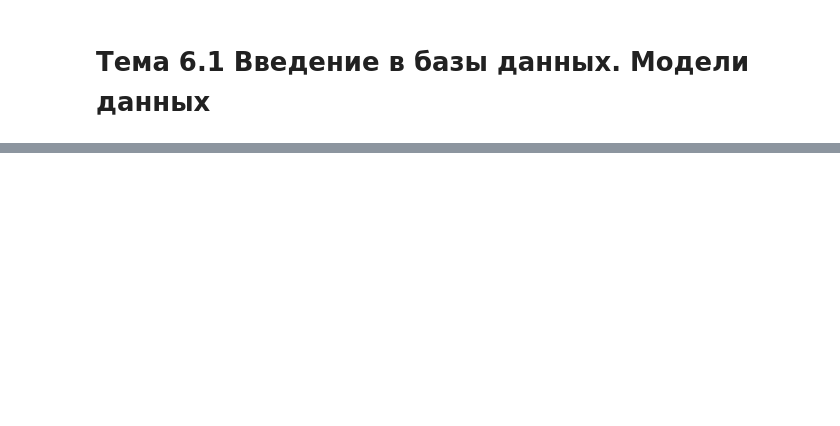
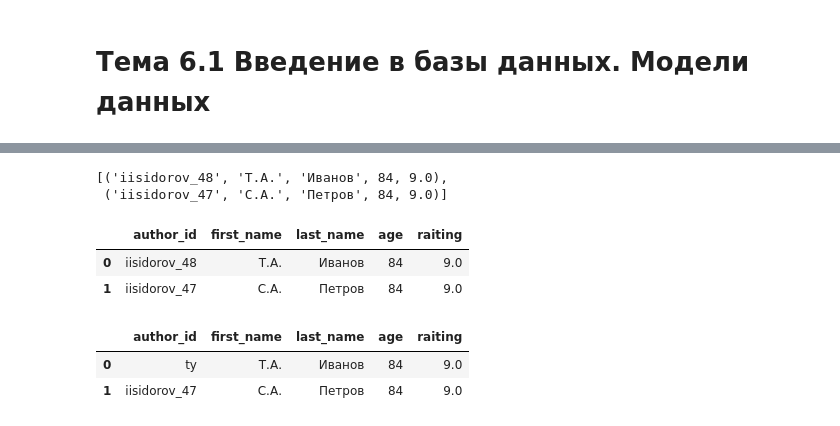
Before and after one commit to qwerty8909/tgu_data_analyst, a Jupyter notebook: bd.ipynb, the cells around one changed output, grey strips where cells are left out. Saved outputs shown, nothing was run; the diff lists cells and outputs as text; code cells hidden in the pictures; blank space fills up the shorter version.

```diff
--- a/bd.ipynb
+++ b/bd.ipynb
@@ -196,0 +383,15 @@
+# %%
+con = sqlite3.connect("bibl.db") # подключение к базе/ если не было, то будет создана
+cur = con.cursor() # задание курсора БД
+
+q_create_table = """
+CreATE TABLE authors(author_id TEXT not NULL primary key,
+                      first_name TEXT,
+                      last_name TEXT,
+                      age INTEGER,
+                      raiting REAL);
+"""
+
+
+cur.execute(q_create_table)
+con.commit()
@@ -196,0 +415,17 @@
+# %%
+querty_show = """
+SELECT *
+    FROM authors;
+"""
+
+cur.execute(querty_show)
+cur.fetchall()
+# %% [output]
+[('iisidorov_48', 'Т.А.', 'Иванов', 84, 9.0),
+ ('iisidorov_47', 'С.А.', 'Петров', 84, 9.0)]
+# %%
+pd.read_sql(querty_show, con)
+# %% [output]
+|  | author_id | first_name | last_name | age | raiting |
+| 0 | iisidorov_48 | Т.А. | Иванов | 84 | 9.0 |
+| 1 | iisidorov_47 | С.А. | Петров | 84 | 9.0 |
@@ -196,0 +441,6 @@
+# %%
+pd.read_sql(querty_show, con)
+# %% [output]
+|  | author_id | first_name | last_name | age | raiting |
+| 0 | ty | Т.А. | Иванов | 84 | 9.0 |
+| 1 | iisidorov_47 | С.А. | Петров | 84 | 9.0 |
```
Also changed, not shown: parts of 15 cells of this notebook.
